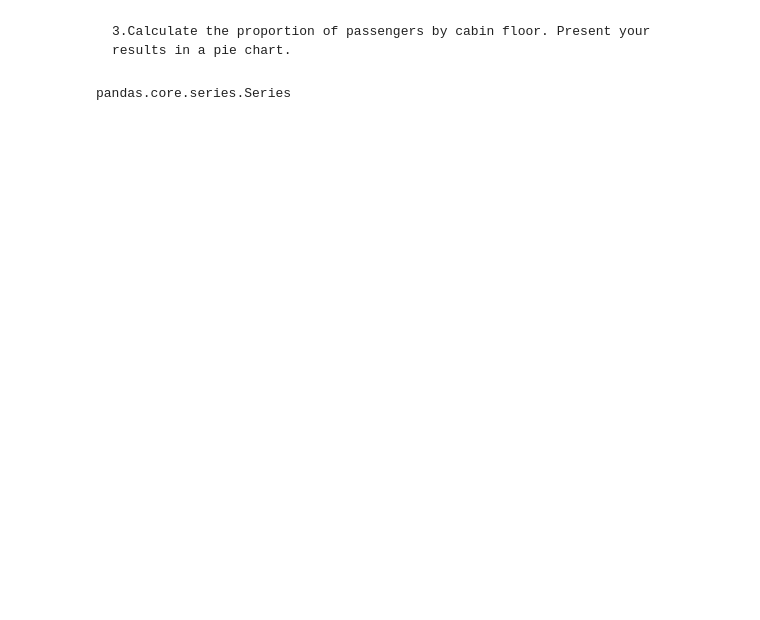
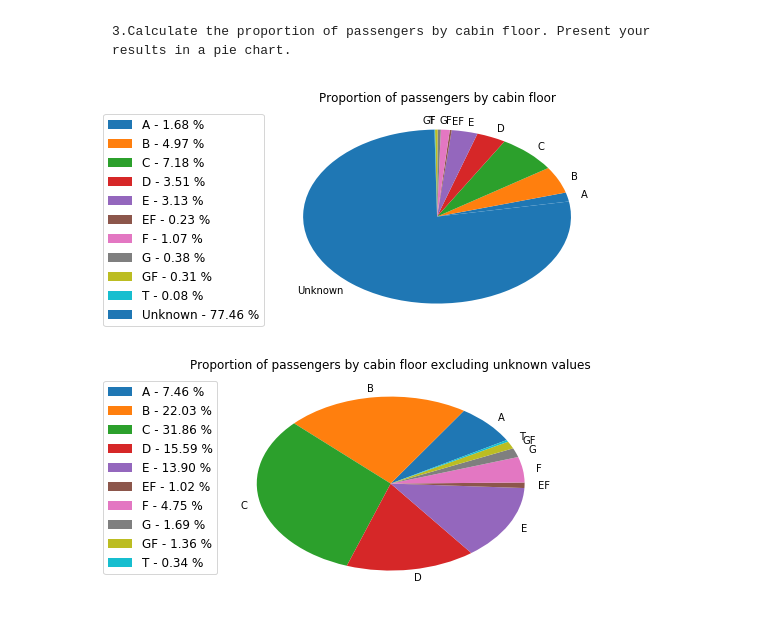
Before and after one commit to khalidomari/ADA2017, a Jupyter notebook: 01 - Pandas and Data Wrangling/Homework 1_Khalid.ipynb, the cells around one changed output. Cells and saved outputs as stored; diff of their text form; code cells hidden in the pictures; blank space fills up the shorter version.

```diff
--- a/01 - Pandas and Data Wrangling/Homework 1_Khalid.ipynb
+++ b/01 - Pandas and Data Wrangling/Homework 1_Khalid.ipynb
@@ -415,6 +336,29 @@ plt.show()
 # %% [markdown]
     3.Calculate the proportion of passengers by cabin floor. Present your results in a pie chart.
-# %%
-type(titanic['cabin'].value_counts(dropna=False).sort_index())
-# %% [output]
-pandas.core.series.Series
+# %%
+#find the floor
+def which_floor(f):
+    if pd.isnull(f): return 'Unknown'
+    return ''.join(set(''.join([i for i in f if not i.isdigit() and i != ' '])))
+
+floor = titanic['cabin'].apply(lambda x: which_floor(x))
+# %%
+values = floor.value_counts().sort_index()
+floor_idx = values.index
+labels = ['{0} - {1:1.2f} %'.format(i,j) for i,j in zip(floor_idx, values*100.0/sum(values))]
+
+
+patches, _, _ = plt.pie(values, labels = floor_idx, autopct='', startangle=10, radius=1, pctdistance=0.8)
+#autopct='%1.1f%%'
+plt.legend(patches, labels, loc='best',fontsize=12, bbox_to_anchor=(0, 1))
+plt.title('Proportion of passengers by cabin floor')
+plt.show()
+
+labels = ['{0} - {1:1.2f} %'.format(i,j) for i,j in zip(floor_idx, values*100.0/sum(values[:-1]))]
+patches, _, _ = plt.pie(values[:-1], labels = floor_idx[:-1], autopct='', startangle=30, radius=1)
+plt.legend(patches, labels, loc='best',fontsize=12, bbox_to_anchor=(0, 1))
+plt.title('Proportion of passengers by cabin floor excluding unknown values')
+plt.show()
+# %% [output]
+[figure, added]
+[figure, added]
```
Also changed, not shown: parts of 15 cells of this notebook, 1 other file.
